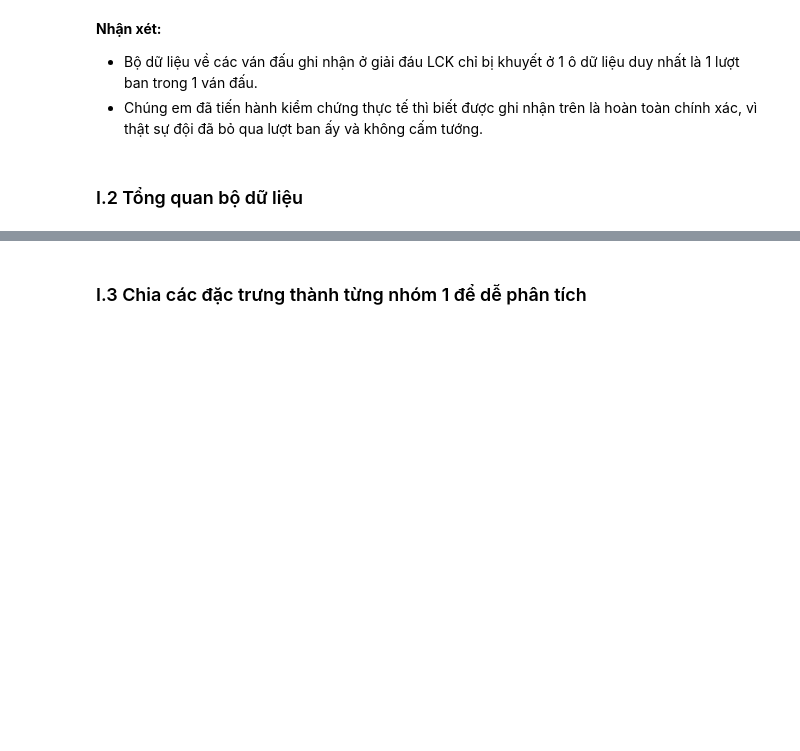
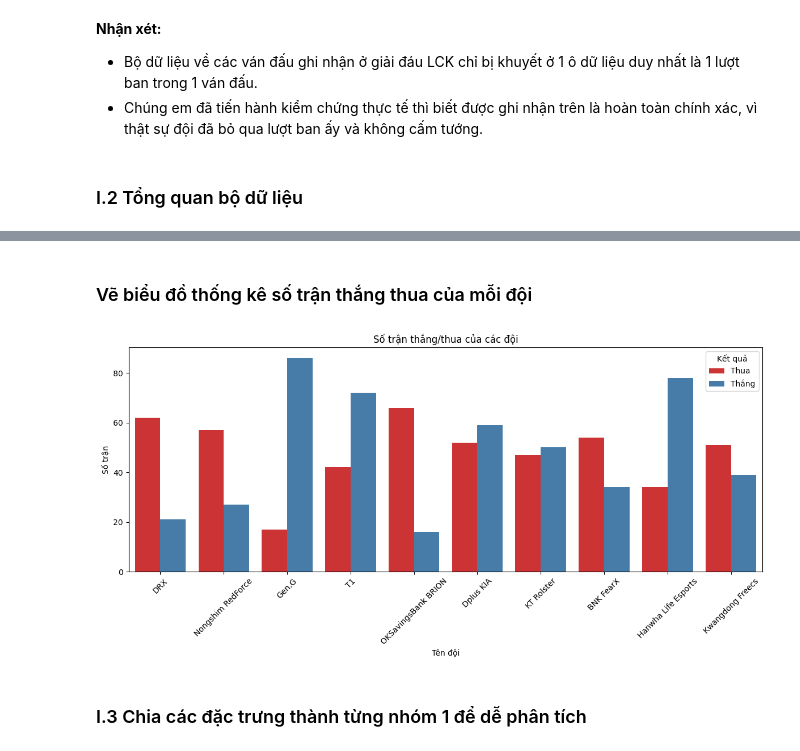
Before and after one commit to EldlichLord2004/DS102_P13_CNVN, a Jupyter notebook: Source/DS102-P13 - Group-7.ipynb, the cells around one changed output, grey strips where cells are left out. Drawn from its saved outputs; the diff is of its cells as text; code cells hidden in the pictures; blank space fills up the shorter version.

```diff
--- a/Source/DS102-P13 - Group-7.ipynb
+++ b/Source/DS102-P13 - Group-7.ipynb
@@ -220,3 +237,22 @@ analyze_dataset(lck_df)
+# %% [markdown]
+### Vẽ biểu đồ thống kê số trận thắng thua của mỗi đội
+# %%
+
+# Đọc dữ liệu
+df = pd.read_csv('../Data/Year_Tournament.csv')
+
+# Vẽ biểu đồ count plot
+plt.figure(figsize=(12, 6))
+sns.countplot(data=df, x='teamname', hue='result', palette='Set1')
+plt.title('Số trận thắng/thua của các đội')
+plt.xlabel('Tên đội')
+plt.ylabel('Số trận')
+plt.xticks(rotation=45)
+plt.legend(title='Kết quả', labels=['Thua', 'Thắng'])
+plt.tight_layout()
+plt.show()
+# %% [output]
+[figure, added]
 # %% [markdown]
 ### I.3 Chia các đặc trưng thành từng nhóm 1 để dễ phân tích
 # %%
```
Also changed, not shown: parts of 6 cells of this notebook, 10 other files.
